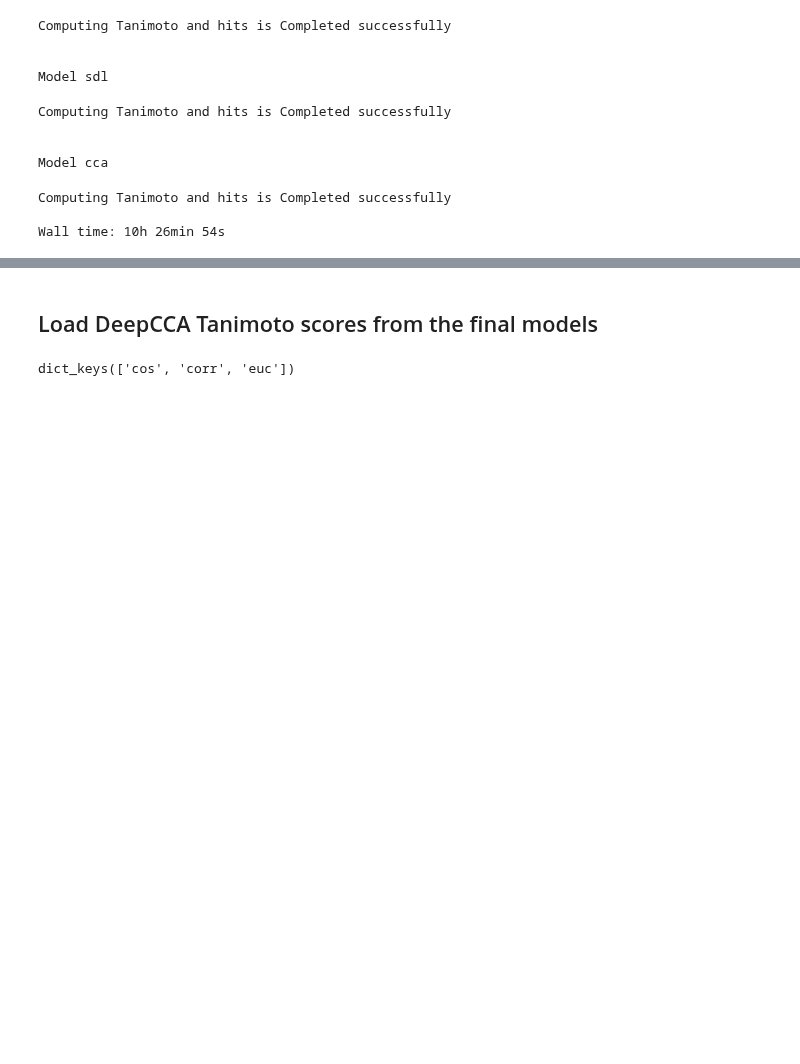
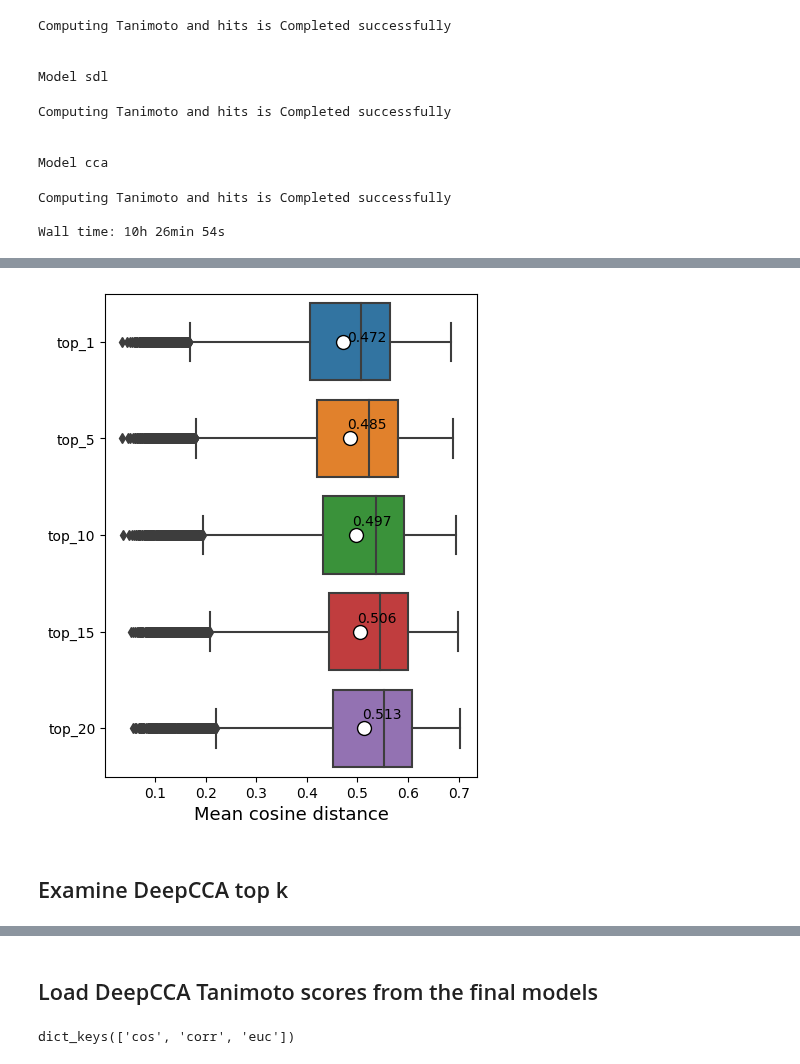
Before and after one commit to LukaLmelias/DeepCCA_thesis, a Jupyter notebook: final_model_prediction_and_evaluation.ipynb, the cells around one changed output, grey strips where cells are left out. Cells and saved outputs as stored; diff of their text form; code cells hidden in the pictures; blank space fills up the shorter version.

```diff
--- a/final_model_prediction_and_evaluation.ipynb
+++ b/final_model_prediction_and_evaluation.ipynb
@@ -623,0 +653,16 @@ plt.show()
+# %%
+top = [1,5,10,15,20]
+
+#cca_top_tanis = []
+cca_top_cos_df = pd.DataFrame()
+for i in top:
+
+    tanis = get_top_k(preds_df=cca_cos_preds_df,
+                            top_k=i,
+                           item='top_20_cos')
+    #cca_top_tanis.append(tanis)
+    cca_top_cos_df[f'top_{i}'] = tanis
+
+
+
+cca_top_cos_df.head()
@@ -623,0 +676,24 @@ plt.show()
+# %%
+plt.figure(figsize=(4.8, 6.4),dpi=100)
+ax = sns.boxplot(data=cca_top_cos_df, orient='h',
+             showmeans = True,#palette= [sns.color_palette("colorblind")[6],sns.color_palette("colorblind")[5]],
+           meanprops={"marker":"o",
+                      "markerfacecolor":"white",
+                      "markeredgecolor":"black",
+                      "markersize":"10"})\
+
+plt.text(x=0.48,y=0,s=round(np.mean(cca_top_cos_df['top_1']),3))
+plt.text(x=0.48,y=0.9,s=round(np.mean(cca_top_cos_df['top_5']),3))
+plt.text(x=0.49,y=1.9,s=round(np.mean(cca_top_cos_df['top_10']),3))
+plt.text(x=0.5,y=2.9,s=round(np.mean(cca_top_cos_df['top_15']),3))
+plt.text(x=0.51,y=3.9,s=round(np.mean(cca_top_cos_df['top_20']),3))
+plt.xlabel('Mean cosine distance', fontsize=13)
+
+plt.savefig('./sdl_logs/figures/cca_top_k_cosine.pdf',format='pdf',
+           transparent=False,bbox_inches = 'tight')
+
+plt.show()
+# %% [output]
+[figure, added]
+# %% [markdown]
+<h2> Examine DeepCCA top k </h2>
```
Also changed, not shown: parts of 15 cells of this notebook.
